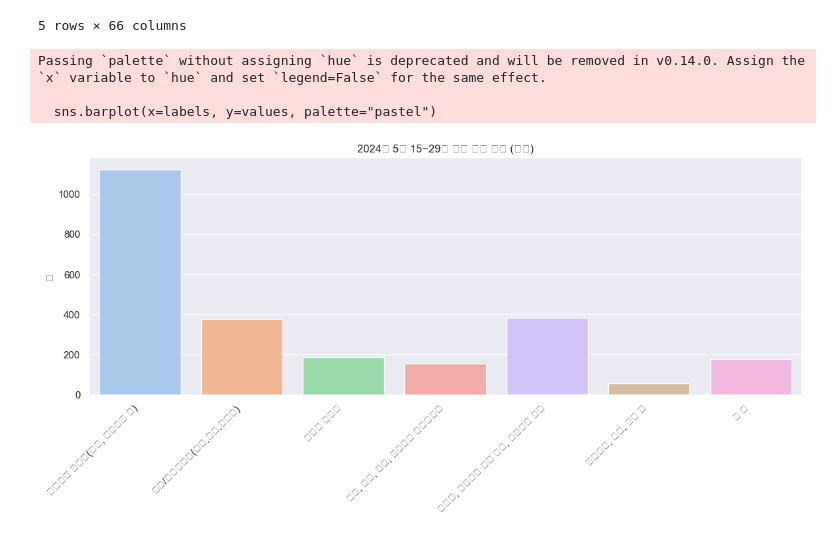
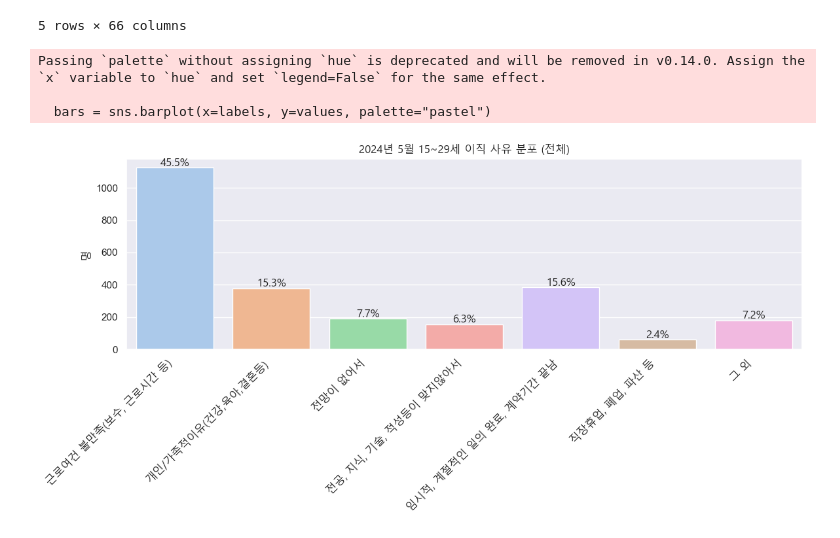
Before and after one commit to byeori-jang/mid_project, a Jupyter notebook: reason.ipynb, the cells around one changed output. Saved outputs shown, nothing was run; the diff lists cells and outputs as text; code cells hidden in the pictures.

Commit message:
image to graph_reason.png

```diff
--- a/reason.ipynb
+++ b/reason.ipynb
@@ -31,24 +31,40 @@ df.head()
 5 rows × 66 columns
 # %%
 filtered_df = df[(df['연령구분'] == '15~29세') & (df['성별'] == '전체')]
-# %%
-import matplotlib.pyplot as plt
-plt.rcParams['font.family'] = 'Malgun Gothic'  # Windows 한글 폰트
-plt.rcParams['axes.unicode_minus'] = False     # 마이너스 깨짐 방지
 # %%
+import matplotlib.pyplot as plt
+import matplotlib.font_manager as fm
+import seaborn as sns
+
+# 폰트 설정 (깨짐 방지)
+font_path = "C:/Windows/Fonts/malgun.ttf"
+fontprop = fm.FontProperties(fname=font_path)
+
+# 사유명 + 값
 labels = df.iloc[0, -7:].values
 values = filtered_df.iloc[0, -7:].astype(int).values
+total = values.sum()
 
+# 그래프
 sns.set()
 plt.figure(figsize=(12, 6))
-sns.barplot(x=labels, y=values, palette="pastel")
-plt.xticks(rotation=45, ha='right')
-plt.title("2024년 5월 15~29세 이직 사유 분포 (전체)")
-plt.ylabel("명")
+bars = sns.barplot(x=labels, y=values, palette="pastel")
+
+# 퍼센트 표시
+for bar, count in zip(bars.patches, values):
+    percent = count / total * 100
+    x = bar.get_x() + bar.get_width() / 2
+    y = bar.get_height()
+    plt.text(x, y + 10, f"{percent:.1f}%", ha='center', fontproperties=fontprop)
+
+# 기타 시각 요소
+plt.xticks(rotation=45, ha='right', fontproperties=fontprop)
+plt.title("2024년 5월 15~29세 이직 사유 분포 (전체)", fontproperties=fontprop)
+plt.ylabel("명", fontproperties=fontprop)
 plt.tight_layout()
 plt.show()
 # %% [output]
 Passing `palette` without assigning `hue` is deprecated and will be removed in v0.14.0. Assign the `x` variable to `hue` and set `legend=False` for the same effect.
 
-  sns.barplot(x=labels, y=values, palette="pastel")
+  bars = sns.barplot(x=labels, y=values, palette="pastel")
-[figure, old version]
+[figure, new version]
```
Also changed, not shown: 1 other file.
